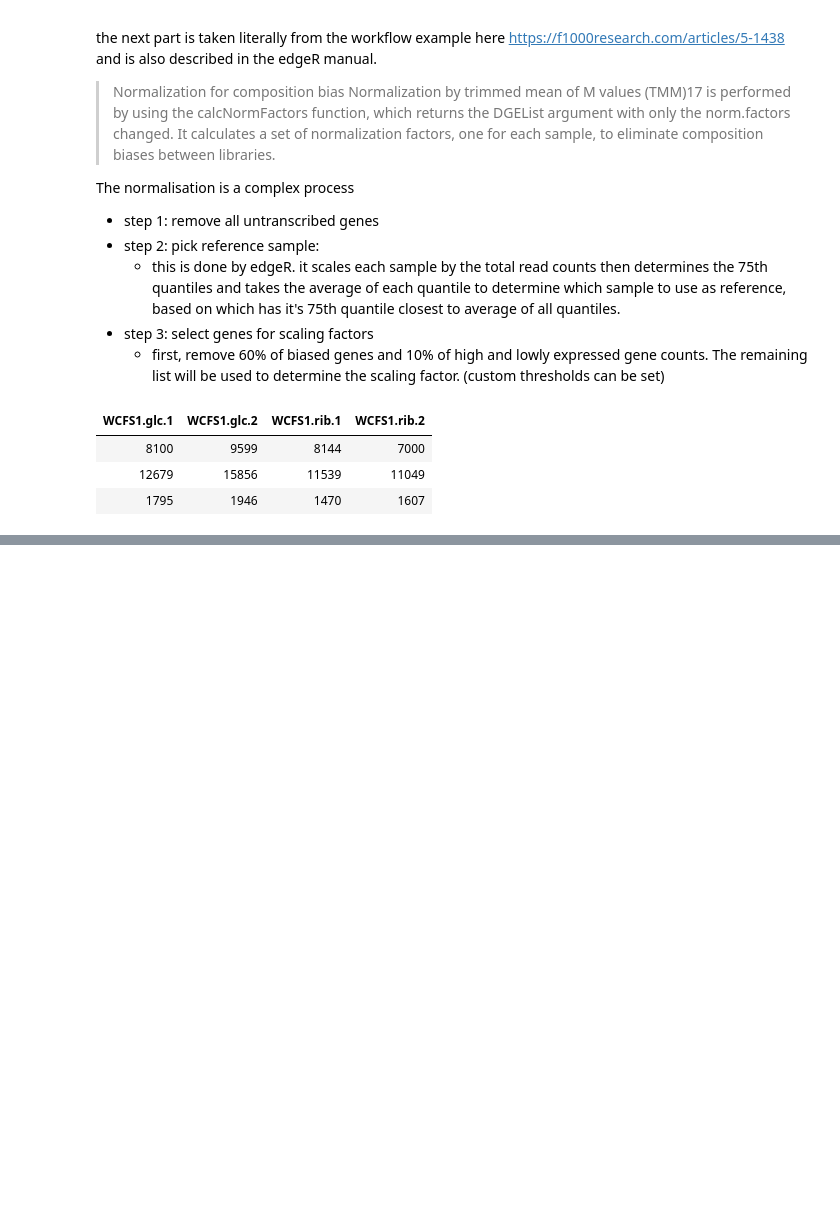
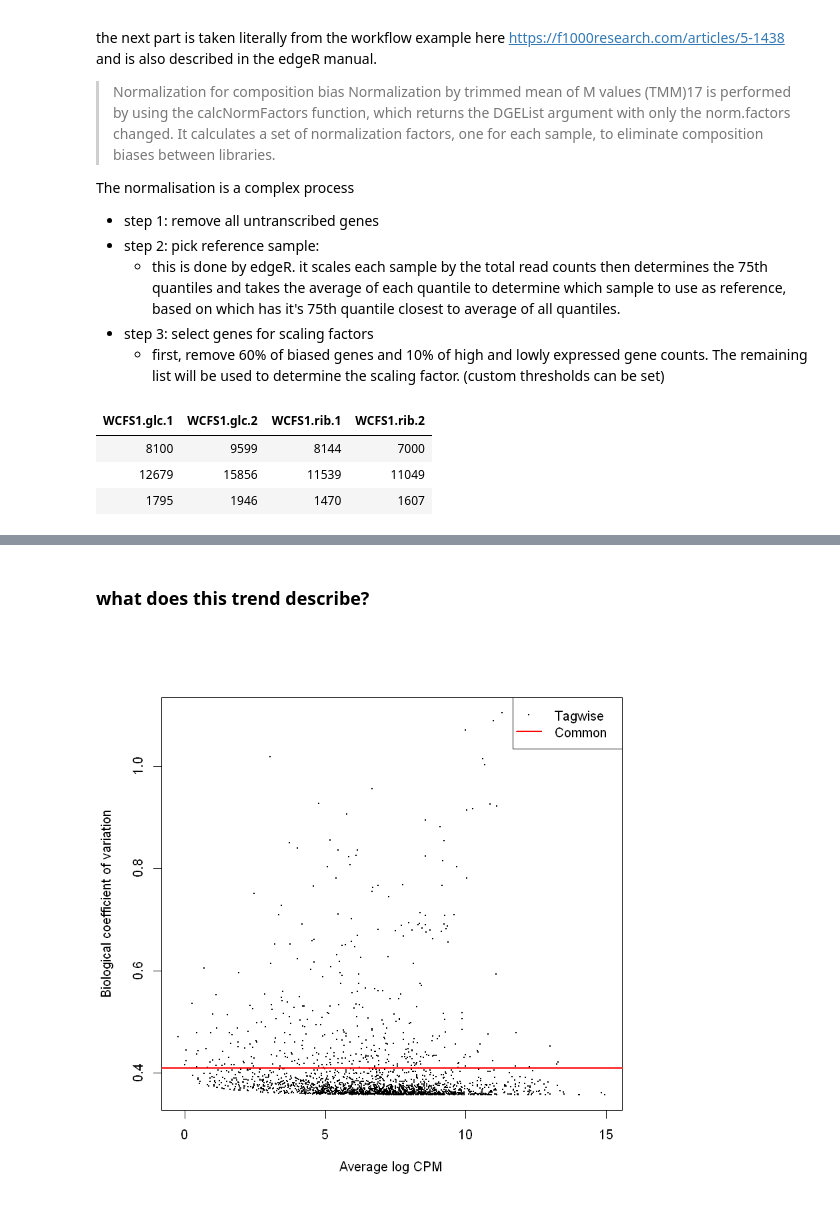
Before and after one commit to Queuebee2/Course6Tutor, a Jupyter notebook: R/Normalising data using edgeR.ipynb, the cells around one changed output, grey strips where cells are left out. Saved outputs shown, nothing was run; the diff lists cells and outputs as text; code cells hidden in the pictures; blank space fills up the shorter version.

```diff
--- a/R/Normalising data using edgeR.ipynb
+++ b/R/Normalising data using edgeR.ipynb
@@ -97,0 +120,6 @@ plotBCV(normalised_data_dispersion)
+# %% [markdown]
+### what does this trend describe?
+# %%
+plotBCV(tag)
+# %% [output]
+[figure, added]
```
Also changed, not shown: parts of 13 cells of this notebook.
